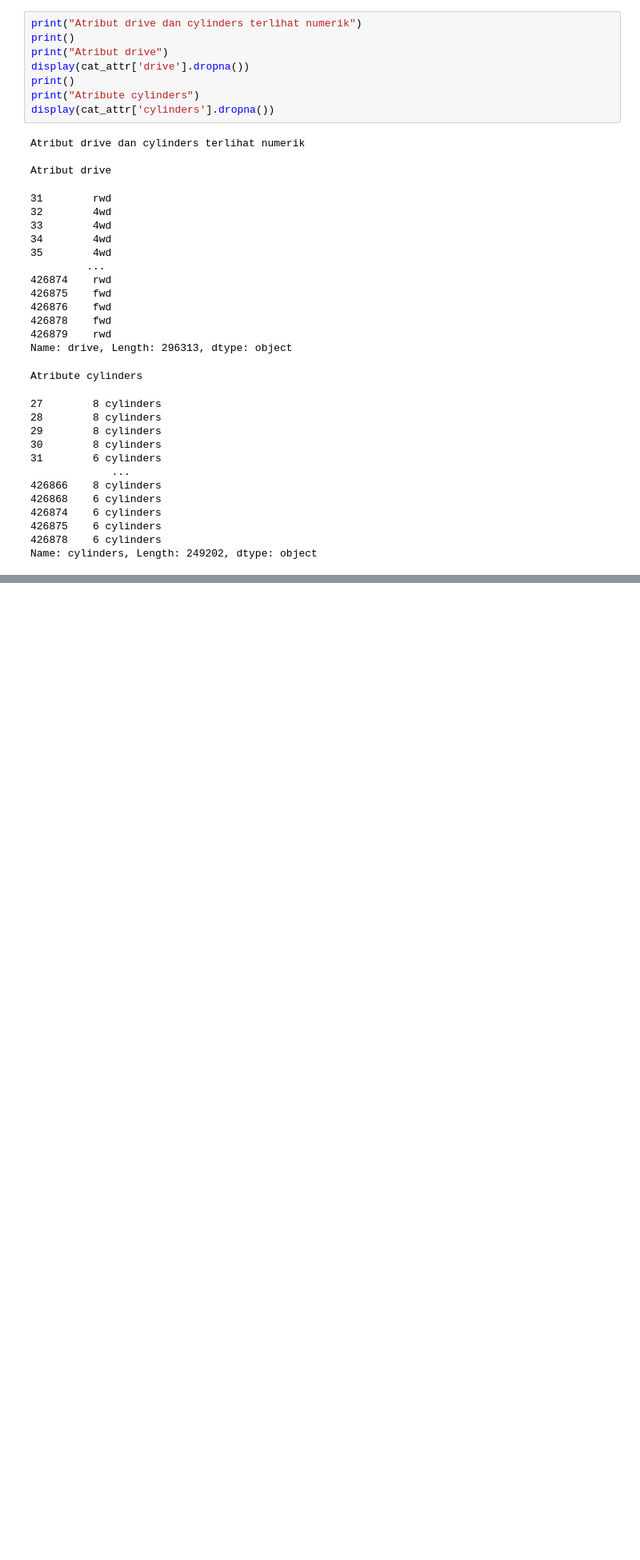
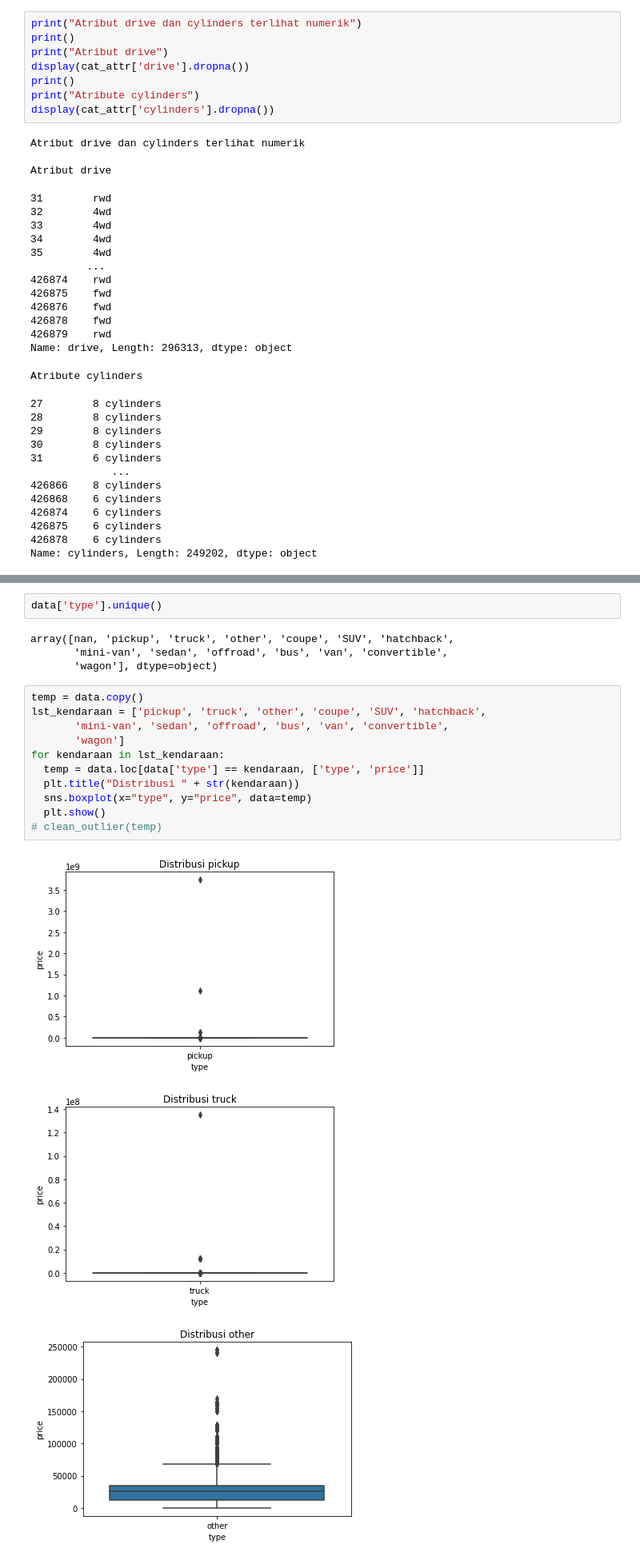
Before and after one commit to aulia-adil/craiglist-sales, a Jupyter notebook: Proyek_Akhir_KASDD.ipynb, the cells around one changed output, grey strips where cells are left out. Shown at 80% size. Cells and saved outputs as stored; diff of their text form; blank space fills up the shorter version.

```diff
--- a/Proyek_Akhir_KASDD.ipynb
+++ b/Proyek_Akhir_KASDD.ipynb
@@ -365,0 +399,21 @@ State yang paling sering menggunakan mobil adalah CA
+# %%
+data['type'].unique()
+# %% [output]
+array([nan, 'pickup', 'truck', 'other', 'coupe', 'SUV', 'hatchback',
+       'mini-van', 'sedan', 'offroad', 'bus', 'van', 'convertible',
+       'wagon'], dtype=object)
+# %%
+temp = data.copy()
+lst_kendaraan = ['pickup', 'truck', 'other', 'coupe', 'SUV', 'hatchback',
+       'mini-van', 'sedan', 'offroad', 'bus', 'van', 'convertible',
+       'wagon']
+for kendaraan in lst_kendaraan:
+  temp = data.loc[data['type'] == kendaraan, ['type', 'price']]
+  plt.title("Distribusi " + str(kendaraan))
+  sns.boxplot(x="type", y="price", data=temp)
+  plt.show()
+# clean_outlier(temp)
+# %% [output]
+[figure, added]
+[figure, added]
+[figure, added]
```
Also changed, not shown: parts of 24 cells of this notebook.
